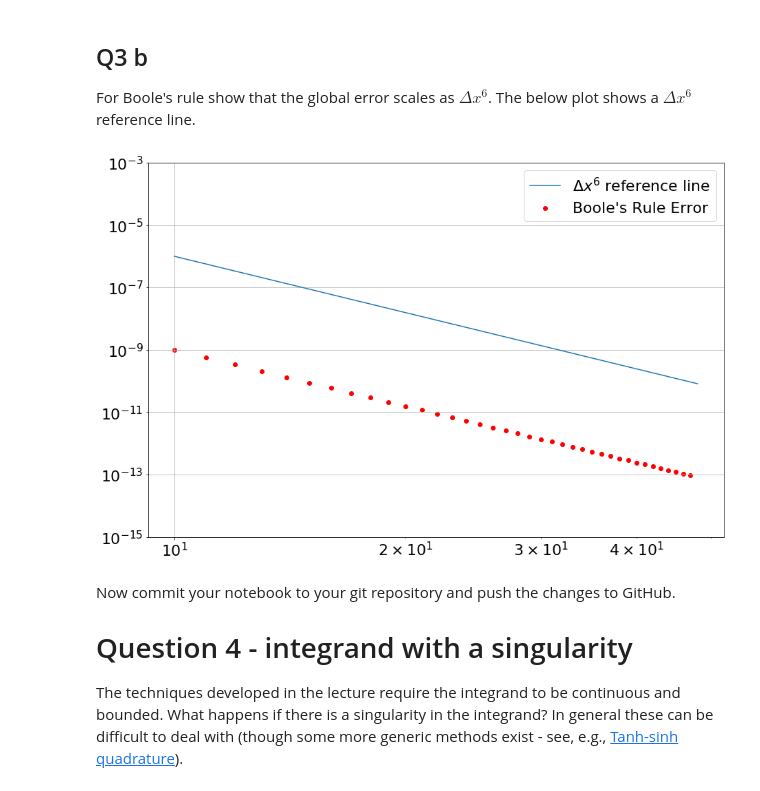
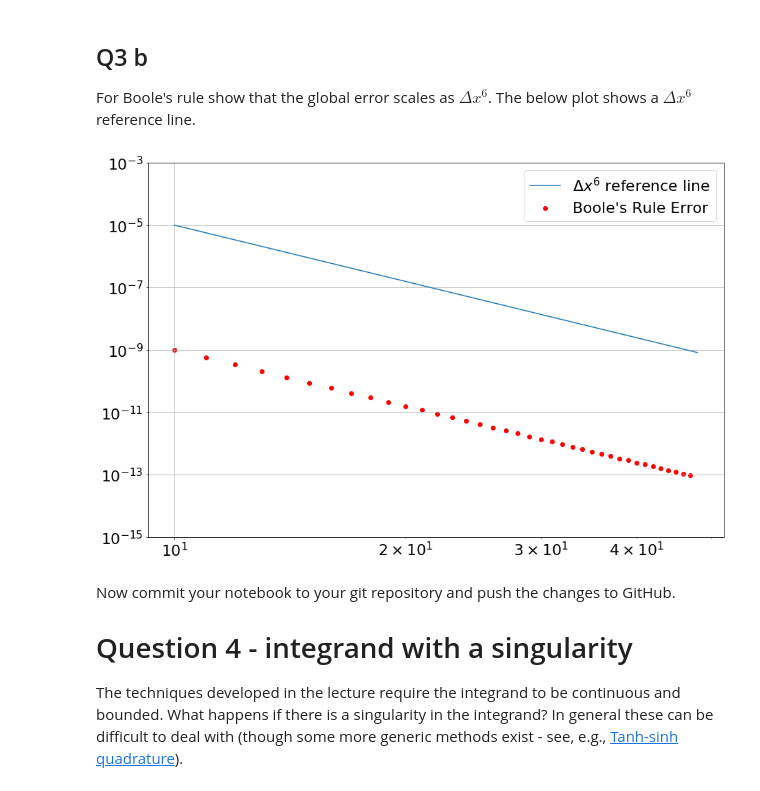
Before and after one commit to Conor-O-Mahony/ACM20030-Assignments, a Jupyter notebook: Assignment 4/Assignment-4.ipynb, the cells around one changed output. Cells and saved outputs as stored; diff of their text form; code cells hidden in the pictures.

```diff
--- a/Assignment 4/Assignment-4.ipynb
+++ b/Assignment 4/Assignment-4.ipynb
@@ -199,31 +194,31 @@ Using Simpson's Rule, Area = 2.000000000676473
 For Boole's rule show that the global error scales as $\Delta x^6$. The below plot shows a $\Delta x^6$ reference line.
 # %%
 x = np.linspace(10,48,100) #48
-y = x**-6
+y = 10*x**-6
 
 I= -np.cos(np.pi) + np.cos(0)
 imax = 38;
 
 errBoole = np.empty((imax,2))
 i = 0
 N = 10
 while i < imax:
     errBoole[i,0] = N
     errBoole[i,1] = np.abs(BoolesIntegrate(f, 0, np.pi, N) - I)
 
     N += 1
     i += 1
 
 
 plt.ylim(10**-15,10**-3)
 plt.scatter(errBoole[:,0], errBoole[:,1], c='red')
 plt.yscale('log')
 plt.xscale('log')
 plt.grid(True)
 plt.plot(x,y);
 plt.legend(["$\Delta x^6$ reference line","Boole's Rule Error"]);
 # %% [output]
-[figure, old version]
+[figure, new version]
 # %% [markdown]
 Now commit your notebook to your git repository and push the changes to GitHub.
 
```
Also changed, not shown: parts of 6 cells of this notebook.
